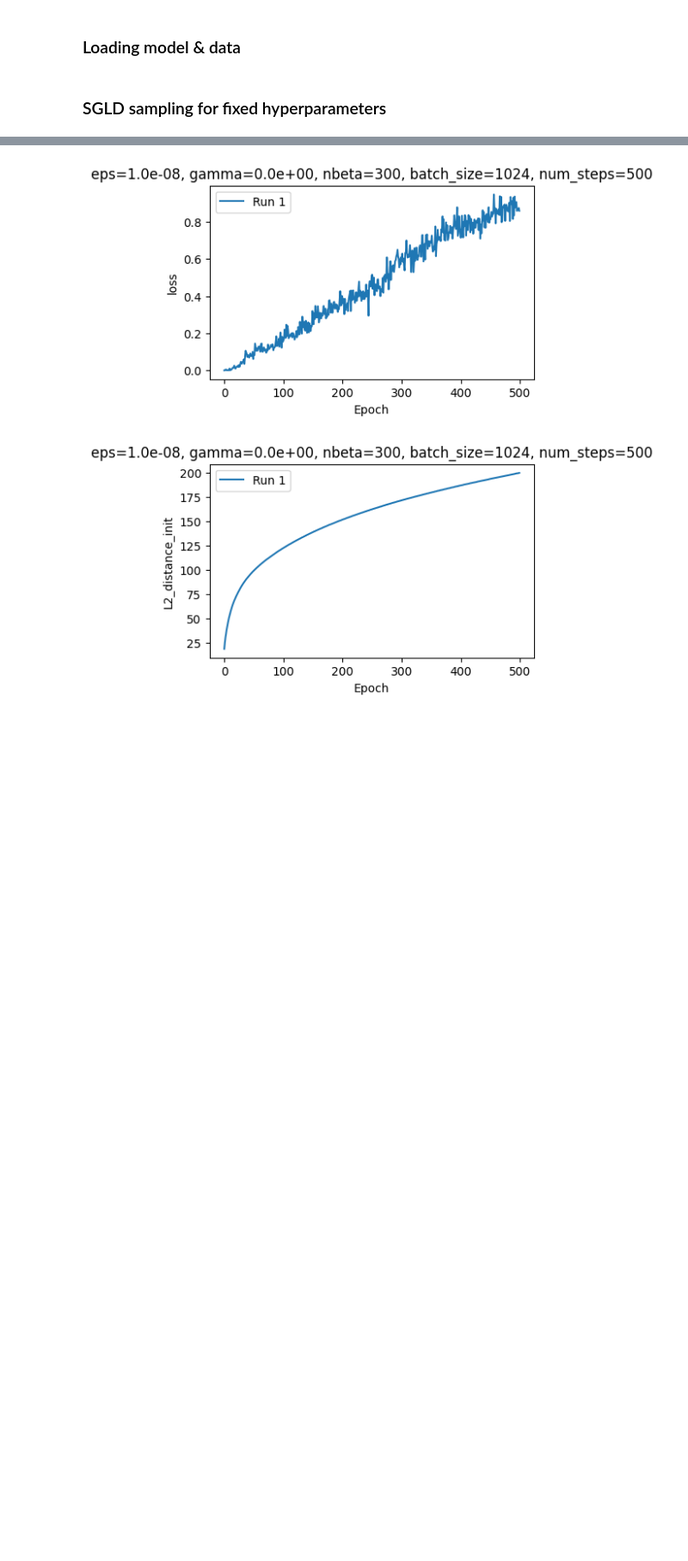
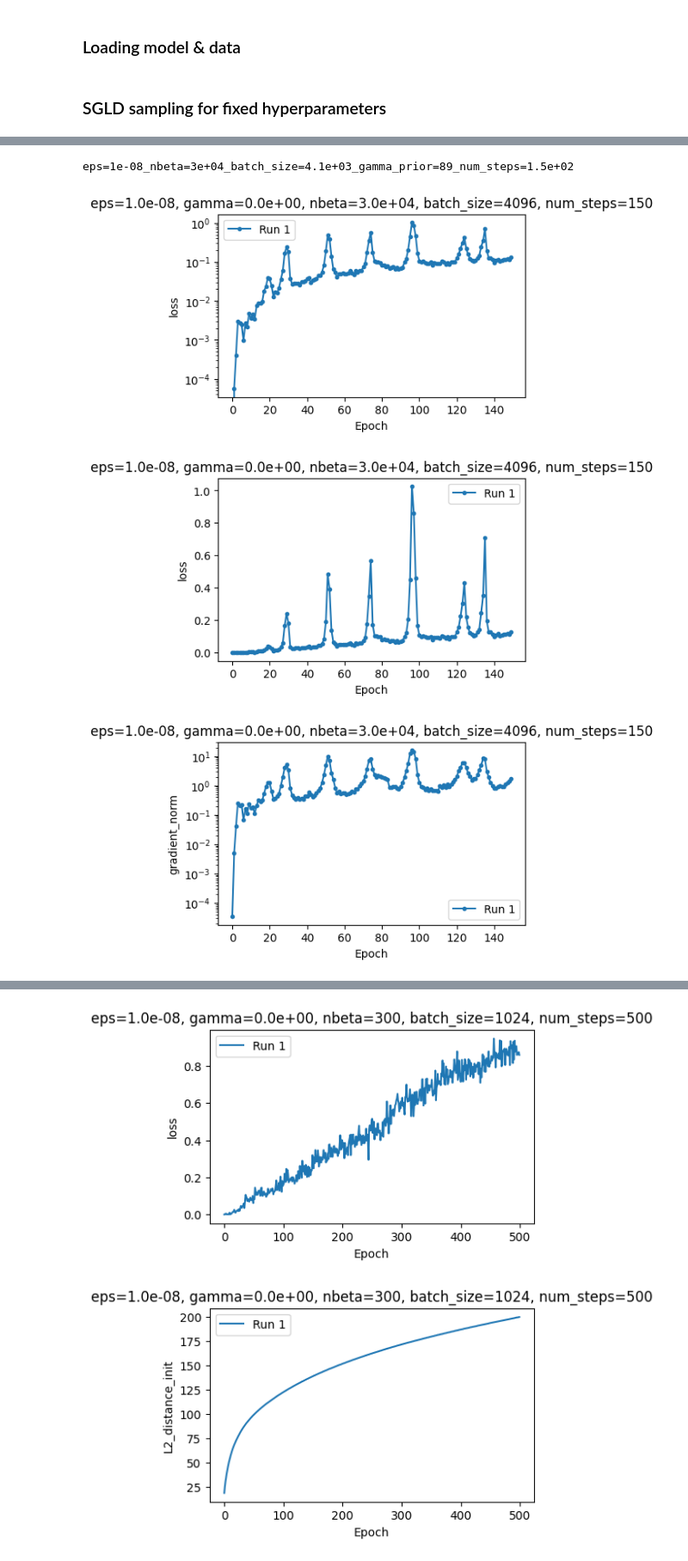
Before and after one commit to EleutherAI/tyche, a Jupyter notebook: notebooks/sgld_playground.ipynb, the cells around one changed output, grey strips where cells are left out. Shown at 86% size. Saved outputs shown, nothing was run; the diff lists cells and outputs as text; code cells hidden in the pictures; blank space fills up the shorter version.

```diff
--- a/notebooks/sgld_playground.ipynb
+++ b/notebooks/sgld_playground.ipynb
@@ -15,7 +15,7 @@ from typing import List
 # %% [markdown]
 ### Loading model & data
 # %%
-device = t.device("cuda:5" if t.cuda.is_available() else "cpu")
+device = t.device("cuda:0" if t.cuda.is_available() else "cpu")
 t.set_default_device(device)
 # %%
 RUNS_DIR = "/mnt/ssd-1/adam/basin-volume/runs"
@@ -86,0 +155,28 @@ sgld_dict = sgld(
+# %%
+from palamedes.viz import plot_sgld_metric
+
+hyparams = ['eps', 'nbeta', 'batch_size', 'gamma_prior', 'num_steps']
+params.batch_size = 4096
+hyparam_str = '_'.join([f'{k}={params.__dict__[k]:.2g}' for k in hyparams])
+print(hyparam_str)
+with open(data_dir + f'/sgld_{hyparam_str}.pkl', 'rb') as f:
+    sgld_dict = pickle.load(f)
+
+
+plot_sgld_metric([sgld_dict], "loss", "SGLD loss", log_scale=True).show()
+plot_sgld_metric([sgld_dict], "loss", "SGLD loss").show()
+plot_sgld_metric([sgld_dict], "gradient_norm", "gradient norm", log_scale=True).show()
+plot_sgld_metric([sgld_dict], "gradient_norm", "gradient norm").show()
+plot_sgld_metric([sgld_dict], "L2_distance_init", "L2 distance to initialization").show()
+plot_sgld_metric([sgld_dict], "L2_norm", "L2 norm").show()
+
+# hyparams = ['eps', 'nbeta', 'batch_size', 'gamma_prior', 'num_steps']
+# hyparam_str = '_'.join([f'{k}={params.__dict__[k]:.2g}' for k in hyparams])
+# print(hyparam_str)
+# with open(data_dir + f'/sgld_{hyparam_str}.pkl', 'wb') as f:
+#     pickle.dump(sgld_dict, f)
+# %% [output]
+eps=1e-08_nbeta=3e+04_batch_size=4.1e+03_gamma_prior=89_num_steps=1.5e+02
+[figure, added]
+[figure, added]
+[figure, added]
```
Also changed, not shown: parts of 11 cells of this notebook.
